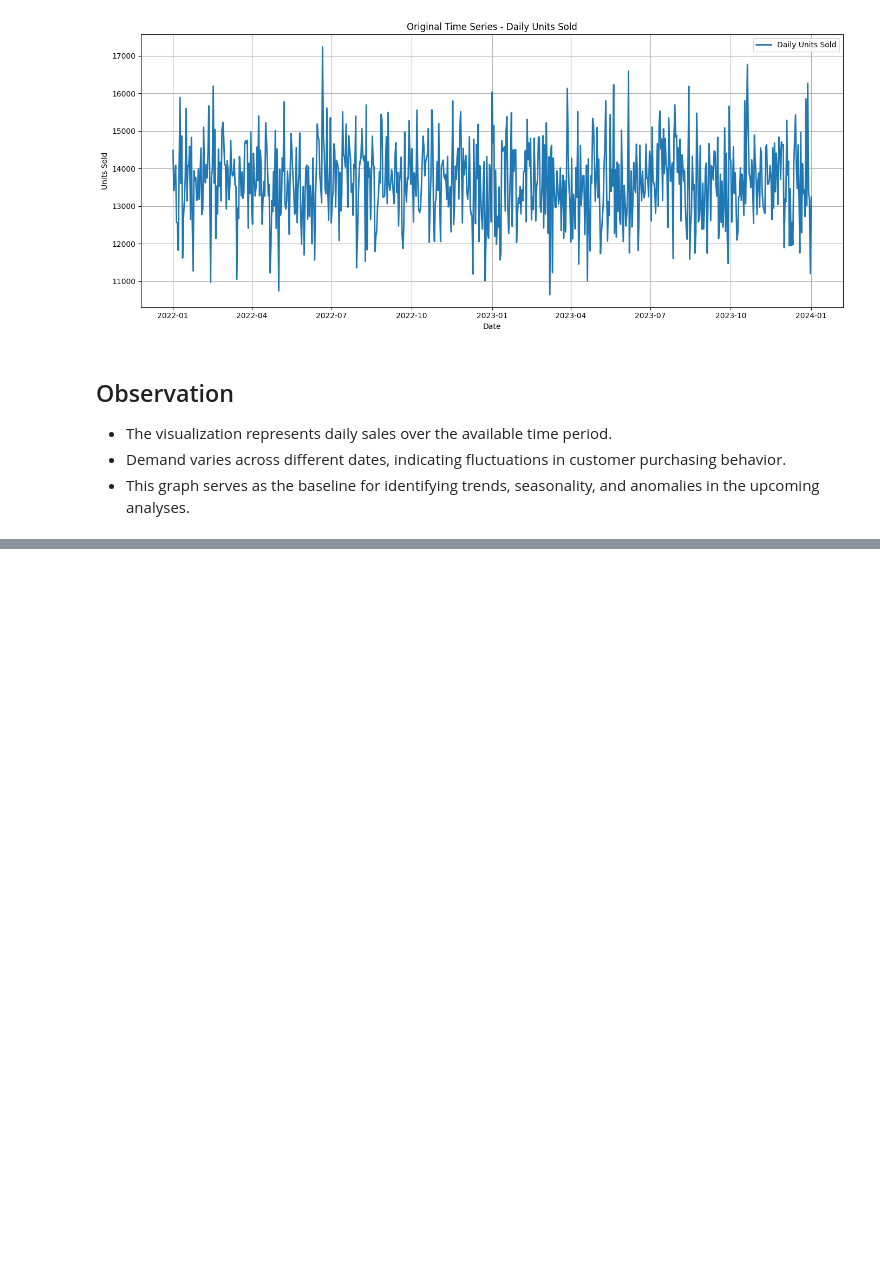
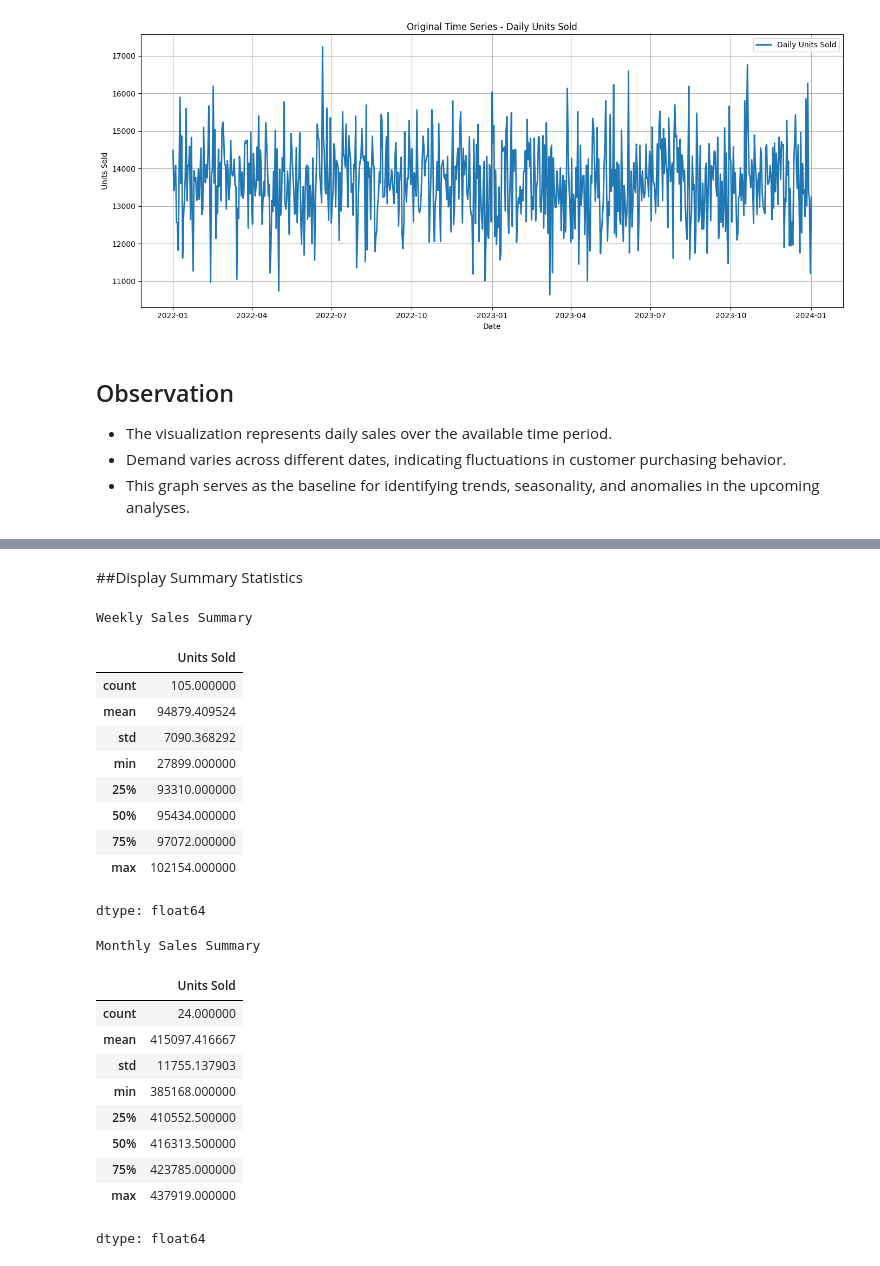
Before and after one commit to dharani-malla/Supply-Chain-Analytics-Demand-Forecasting-Anamoly-Detection, a Jupyter notebook: week1_Time_Series_Visualization_Analysis.ipynb, the cells around one changed output, grey strips where cells are left out. Cells and saved outputs as stored; diff of their text form; code cells hidden in the pictures; blank space fills up the shorter version.

```diff
--- a/week1_Time_Series_Visualization_Analysis.ipynb
+++ b/week1_Time_Series_Visualization_Analysis.ipynb
@@ -86,0 +166,31 @@ plt.show()
+# %% [markdown]
+##Display Summary Statistics
+# %%
+print("Weekly Sales Summary")
+display(weekly_sales.describe())
+
+print("Monthly Sales Summary")
+display(monthly_sales.describe())
+# %% [output]
+Weekly Sales Summary
+|  | Units Sold |
+| count | 105.000000 |
+| mean | 94879.409524 |
+| std | 7090.368292 |
+| min | 27899.000000 |
+| 25% | 93310.000000 |
+| 50% | 95434.000000 |
+| 75% | 97072.000000 |
+| max | 102154.000000 |
+dtype: float64
+Monthly Sales Summary
+|  | Units Sold |
+| count | 24.000000 |
+| mean | 415097.416667 |
+| std | 11755.137903 |
+| min | 385168.000000 |
+| 25% | 410552.500000 |
+| 50% | 416313.500000 |
+| 75% | 423785.000000 |
+| max | 437919.000000 |
+dtype: float64
```
Also changed, not shown: parts of 11 cells of this notebook.
